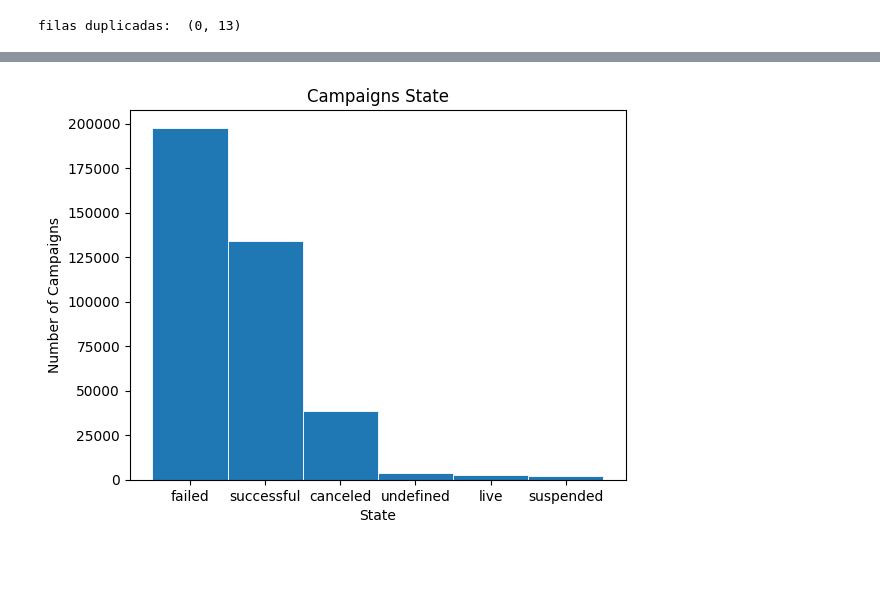
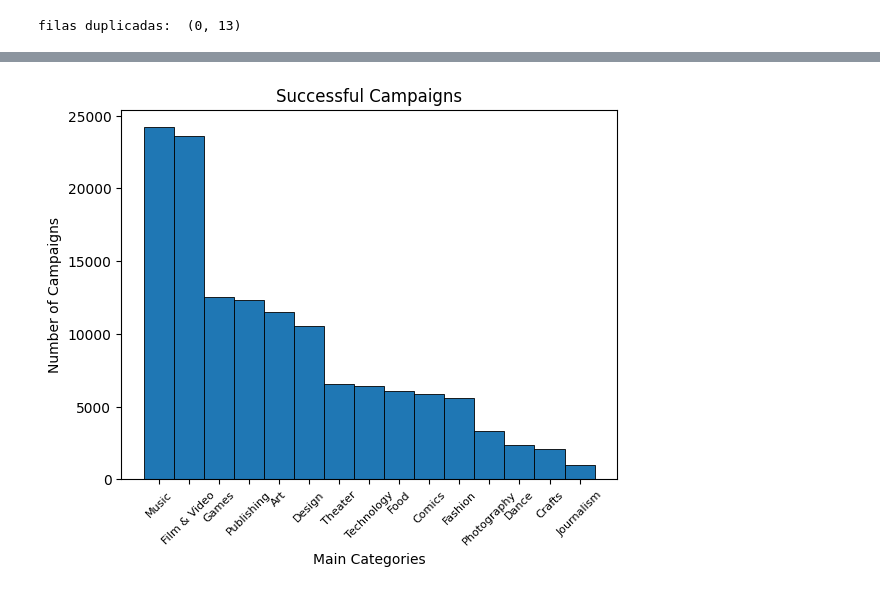
Before and after one commit to belisario-olivera/EDA-Kickstarter, a Jupyter notebook: TP/EDA_kickstarter.ipynb, the cells around one changed output, grey strips where cells are left out. Drawn from its saved outputs; the diff is of its cells as text; code cells hidden in the pictures; blank space fills up the shorter version.

```diff
--- a/TP/EDA_kickstarter.ipynb
+++ b/TP/EDA_kickstarter.ipynb
@@ -160,19 +211,29 @@ filas duplicadas:  (0, 13)
 # %%
-state_count = df.state.value_counts()
-state_count_use1 = state_count.index
-state_count_use2 = state_count.values
+"""
+A partir de los resultados anteriores, buscamos ver si la distribución de categorías
+se mantiene igual entre las campañas exitosas.
+"""
+
+
+successful = df.loc[df.state=='successful']
+main_categories_success = successful.main_category.value_counts()
+main_category_success_use1 = main_categories_success.index
+main_category_success_use2 = main_categories_success.values
 
 fig, ax = plt.subplots()
 
-ax.bar(state_count_use1, state_count_use2, width=1, edgecolor="white", linewidth=0.6)
+ax.bar(main_category_success_use1, main_category_success_use2, width=1, edgecolor="black", linewidth=0.6)
 
-ax.set_xlabel('State')
+ax.set_xlabel('Main Categories')
 ax.set_ylabel('Number of Campaigns')
-ax.set_title("Campaigns State")
+ax.set_title('Successful Campaigns')
+
+plt.xticks(rotation=45)
+plt.xticks(fontsize=8)
 
 #ax.set(xlim=(0, 8), xticks=np.arange(1, 8),
  #      ylim=(0, 8), yticks=np.arange(1, 8))
 
 plt.show()
 # %% [output]
-[figure, old version]
+[figure, new version]
```
Also changed, not shown: parts of 19 cells of this notebook.
